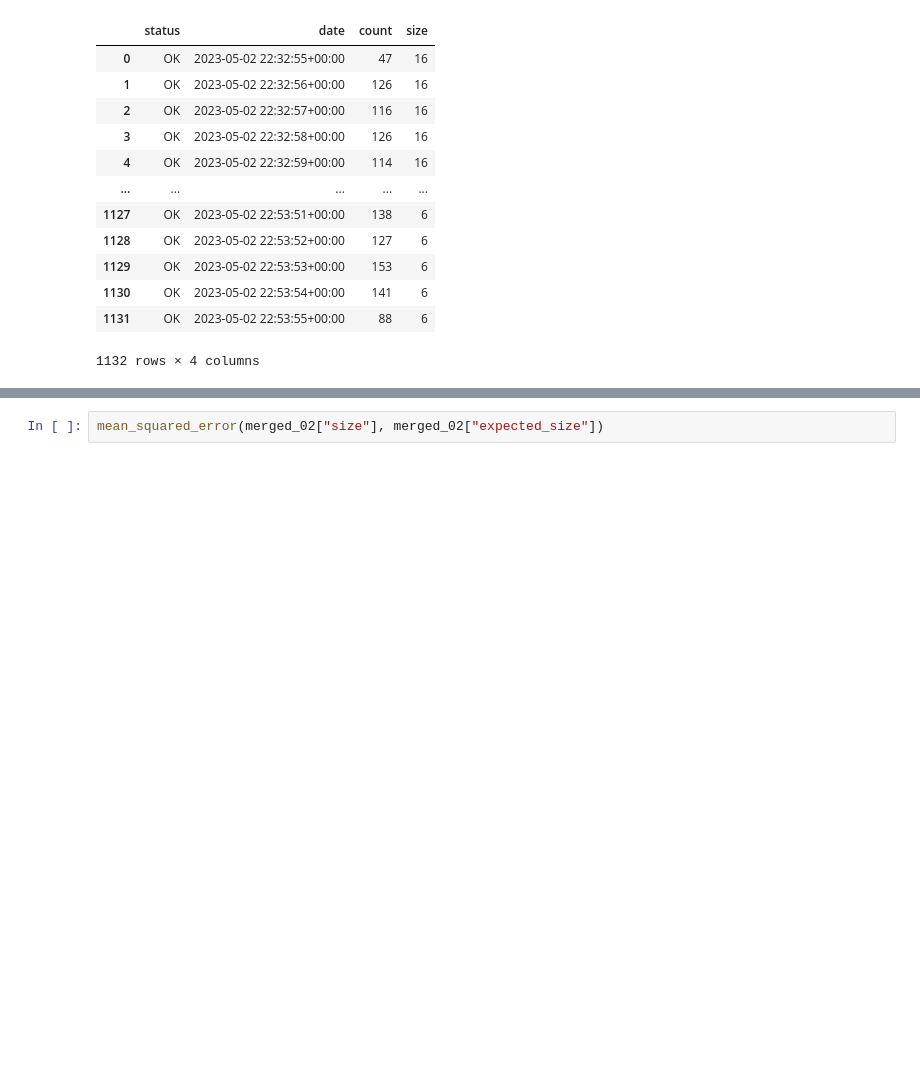
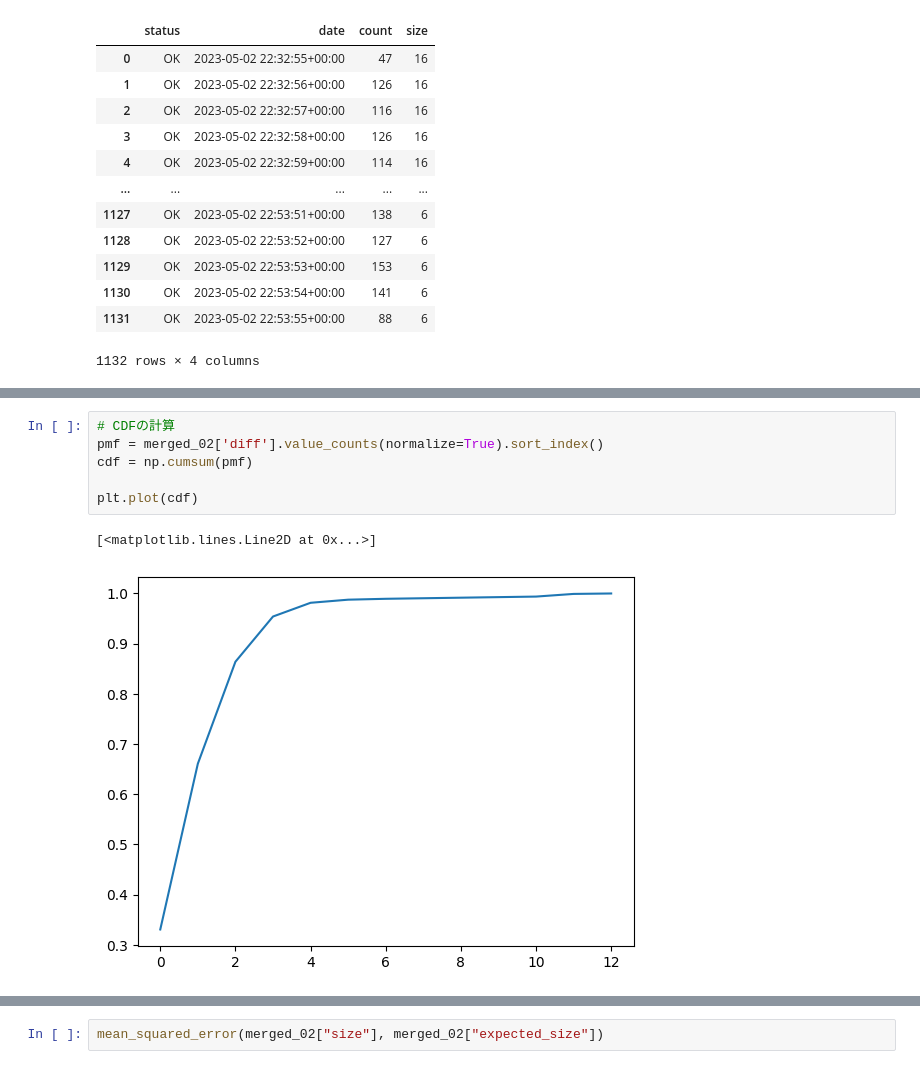
Before and after one commit to nnao45/jaist-my-jupyter, a Jupyter notebook: lab/notebook/prd/fuzzy20230405/worldcap_fuzzy_cluster_size.ipynb, the cells around one changed output, grey strips where cells are left out. Drawn from its saved outputs; the diff is of its cells as text; blank space fills up the shorter version.

```diff
--- a/lab/notebook/prd/fuzzy20230405/worldcap_fuzzy_cluster_size.ipynb
+++ b/lab/notebook/prd/fuzzy20230405/worldcap_fuzzy_cluster_size.ipynb
@@ -220,0 +223,9 @@ merged_02
+# %%
+# CDFの計算
+pmf = merged_02['diff'].value_counts(normalize=True).sort_index()
+cdf = np.cumsum(pmf)
+
+plt.plot(cdf)
+# %% [output]
+[<matplotlib.lines.Line2D at 0x...>]
+[figure, added]
```
Also changed, not shown: parts of 12 cells of this notebook, 4 other files.
